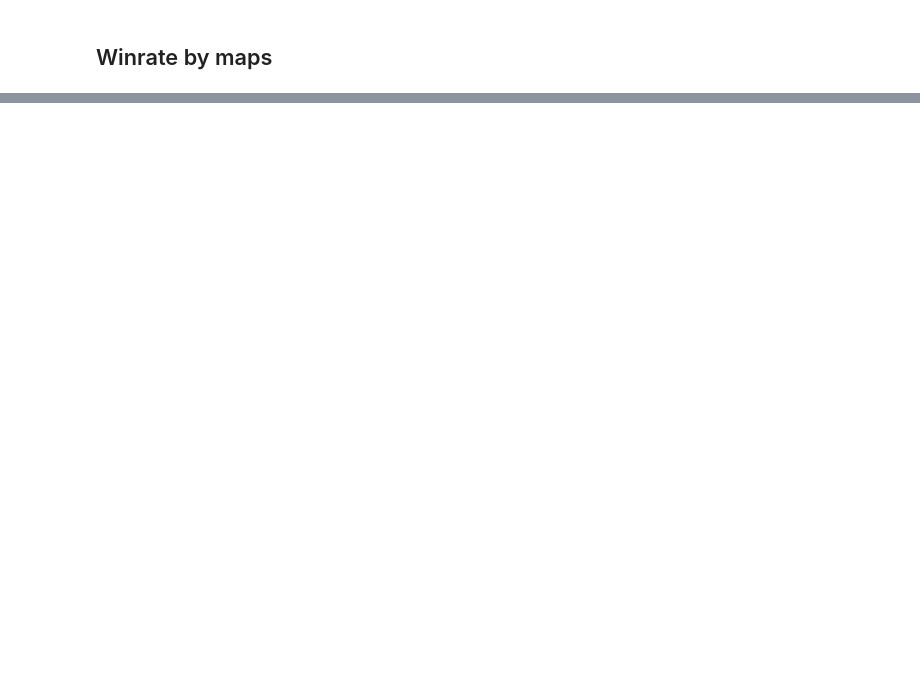
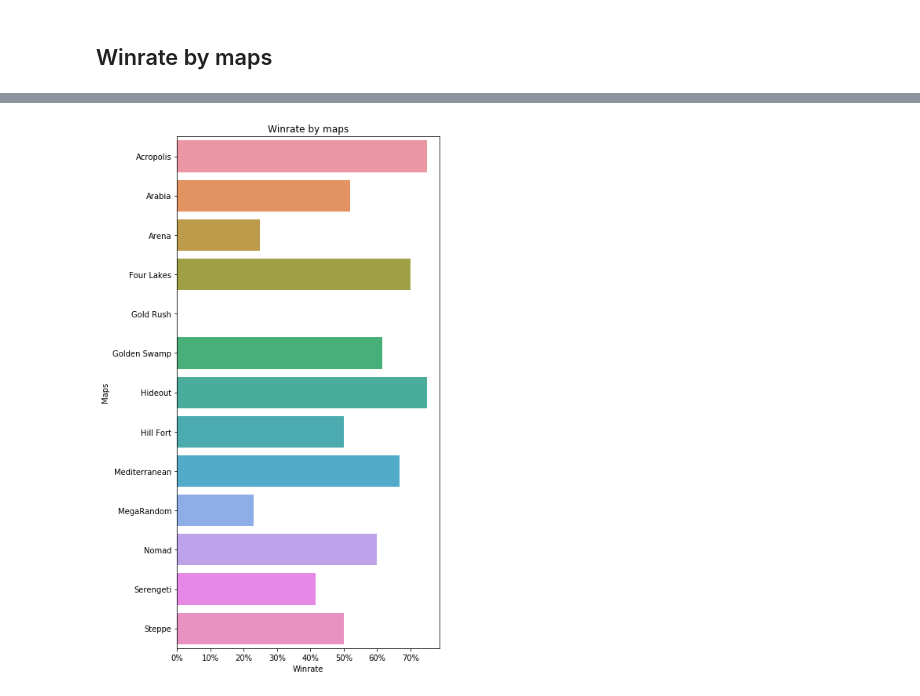
Before and after one commit to sagau59/Aoe2-stats, a Jupyter notebook: Age of Empires 2 player stats.ipynb, the cells around one changed output, grey strips where cells are left out. Cells and saved outputs as stored; diff of their text form; code cells hidden in the pictures; blank space fills up the shorter version.

```diff
--- a/Age of Empires 2 player stats.ipynb
+++ b/Age of Empires 2 player stats.ipynb
@@ -139,0 +169,8 @@ df_maps_agg.sort_values(by='Counted games',ascending=False)
+# %%
+f, ax = plt.subplots(figsize = (6,12))
+sns.barplot(y='Maps', x='Winrate', data=df_maps_agg.reset_index())
+ax.set_xticklabels(['{:,.0%}'.format(x) for x in ax.get_xticks()])
+plt.title('Winrate by maps')
+plt.show()
+# %% [output]
+[figure, added]
```
Also changed, not shown: parts of 6 cells of this notebook.
